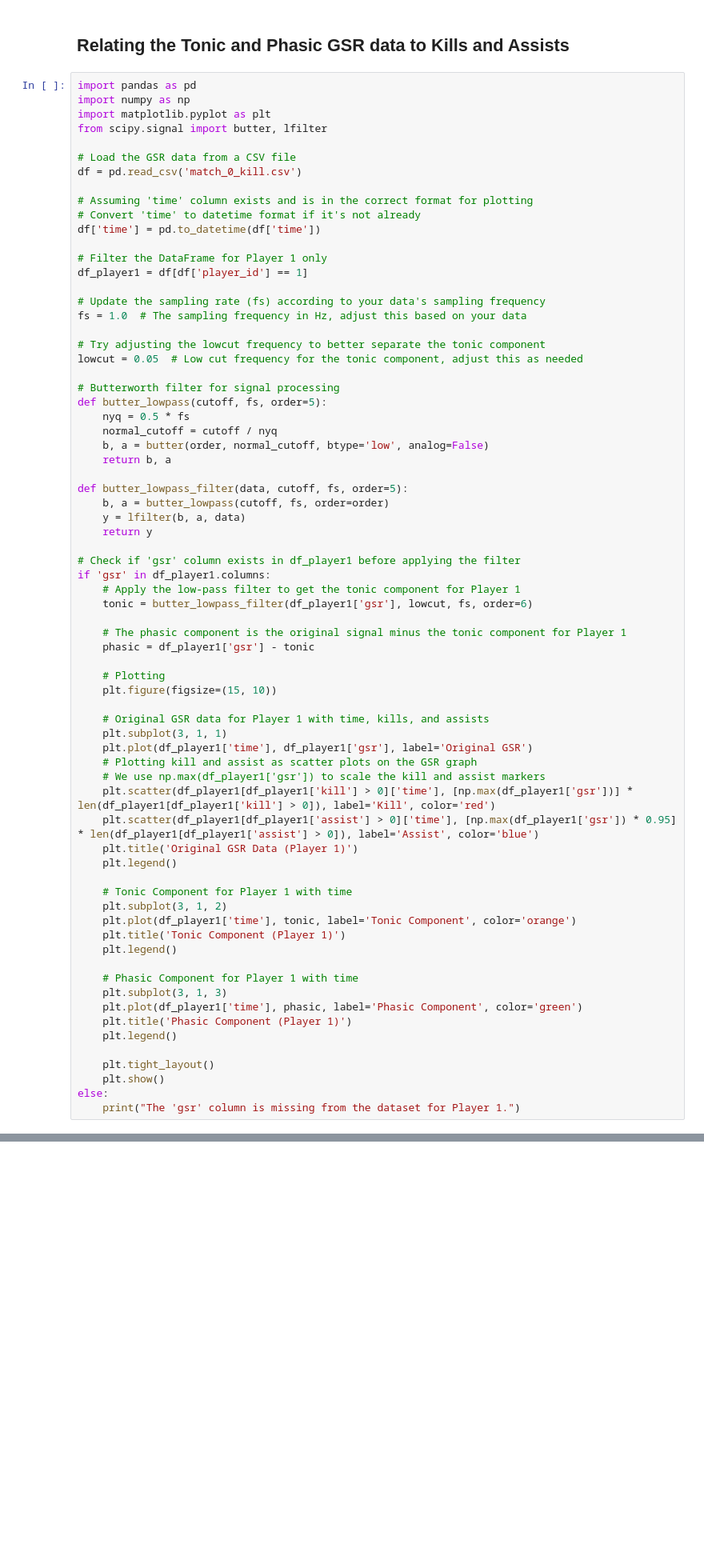
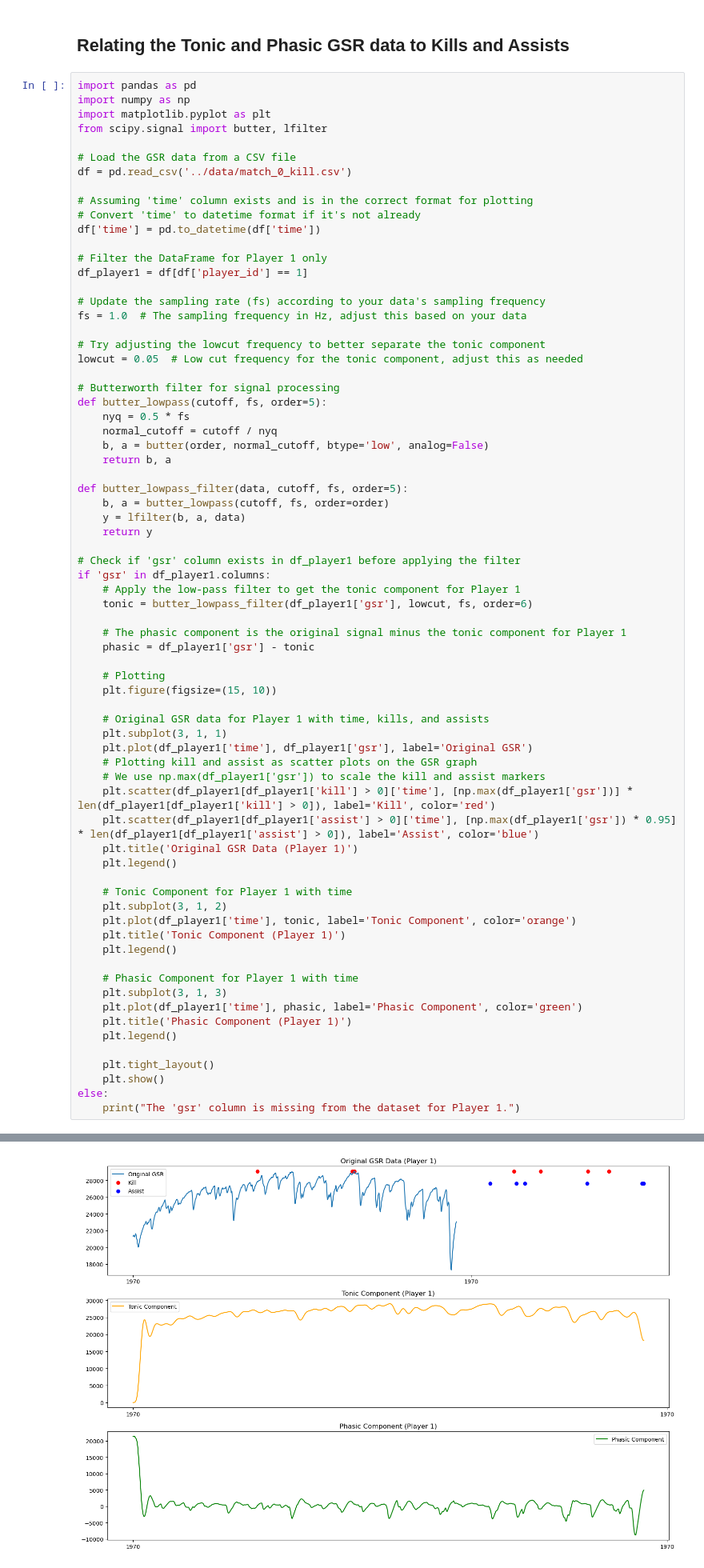
Before and after one commit to narenkhatwani/analysis-of-physiological-responses, a Jupyter notebook: code/League_of_Legends_Data.ipynb, the cells around one changed output, grey strips where cells are left out. Shown at 80% size. Cells and saved outputs as stored; diff of their text form; blank space fills up the shorter version.

```diff
--- a/code/League_of_Legends_Data.ipynb
+++ b/code/League_of_Legends_Data.ipynb
@@ -238,7 +238,7 @@ import matplotlib.pyplot as plt
 from scipy.signal import butter, lfilter
 
 # Load the GSR data from a CSV file
-df = pd.read_csv('match_0_kill.csv')
+df = pd.read_csv('../data/match_0_kill.csv')
 
 # Assuming 'time' column exists and is in the correct format for plotting
 # Convert 'time' to datetime format if it's not already
@@ -307,3 +306,4 @@ FileNotFoundError: [Errno 2] No such file or directory: 'match_0_kill.csv'
+[figure, added]
 # %% [markdown]
 ## Correlating the Kills and Assists and also scaling the time intervals
 # %%
```
Also changed, not shown: parts of 17 cells of this notebook.
